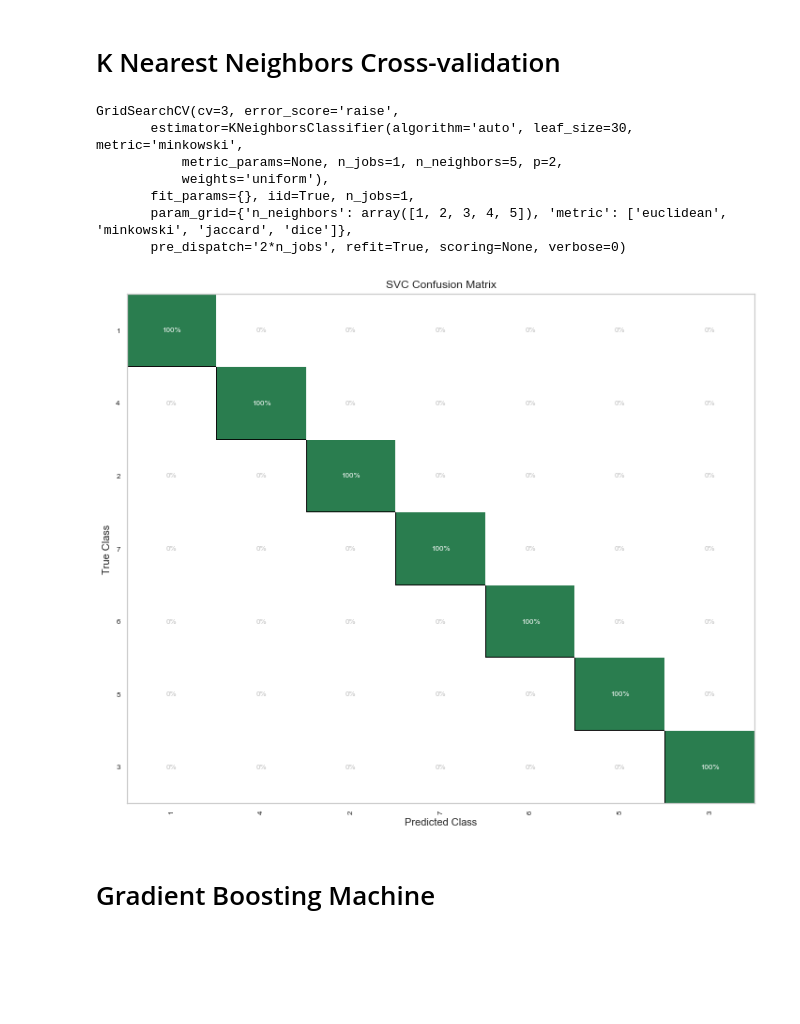
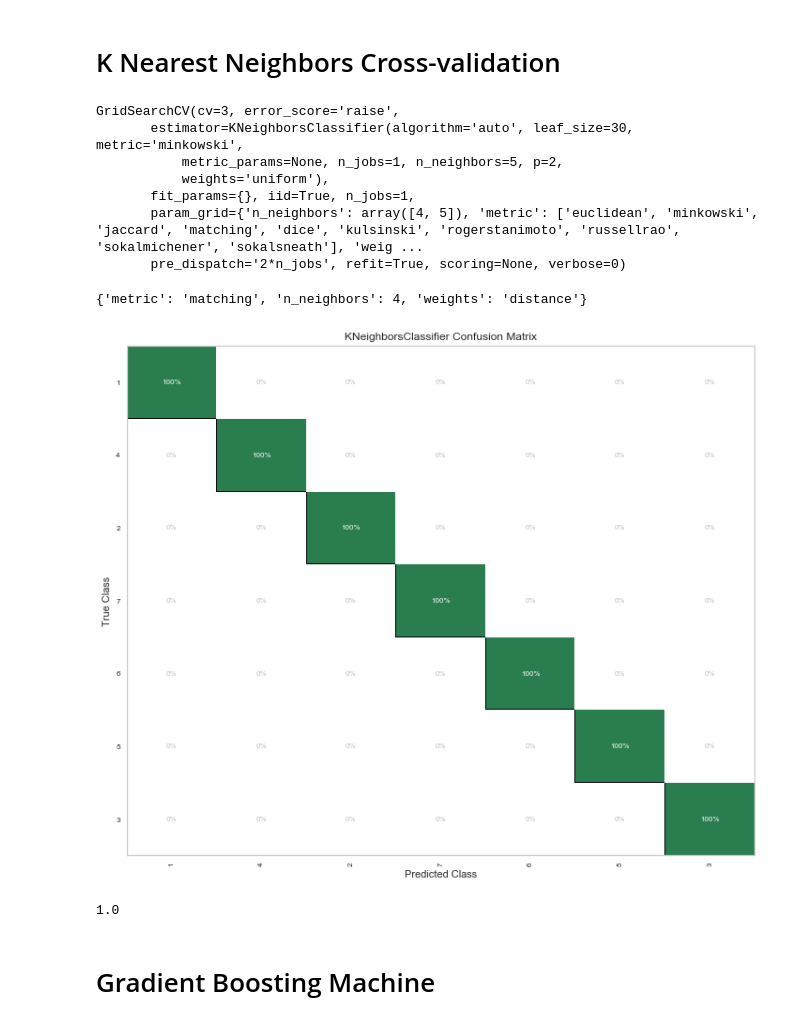
Before and after one commit to salml/animal-classification, a Jupyter notebook: notebooks/Modeling.ipynb, the cells around one changed output. Drawn from its saved outputs; the diff is of its cells as text; code cells hidden in the pictures; blank space fills up the shorter version.

```diff
--- a/notebooks/Modeling.ipynb
+++ b/notebooks/Modeling.ipynb
@@ -189,7 +246,7 @@ Now that we know the dataset is linearly separable, let's cross-validate the mod
 from sklearn.grid_search import GridSearchCV
 from sklearn.model_selection import train_test_split
 
-X_train, X_test, y_train, y_test = train_test_split(X, y, stratify=y, random_state=42)
+X_train, X_test, y_train, y_test = train_test_split(X.drop('animal_name', 1), y, stratify=y)
 
 Cs = [.001, .01, .1, 1, 10]
 gammas = [.001, .01, .1, 1]
@@ -197,7 +254,7 @@ kernels = ['linear', 'rbf', 'poly', 'sigmoid']
 
 param_grid = {'C':Cs, 'gamma':gammas, 'kernel':kernels}
 
-n_folds = 3 # Number of folds must be less than number of obs in smallest class
+n_folds = n_classes # Number of folds must be less than number of obs in smallest class
 grid_search = GridSearchCV(SVC(), param_grid, cv=n_folds)
 grid_search.fit(X_train, y_train)
 # %% [output]
@@ -222,0 +407,8 @@ Alrighty then! It looks like my work here is done...we predicted test set perfec
+# %%
+alphas = [.00001, .0001, .001, .01, .1, 1, 10]
+fit_priors = [True, False]
+param_grid = {'alpha': alphas, 'fit_prior': fit_priors}
+
+n_folds = 3
+grid_search = GridSearchCV(BernoulliNB(), param_grid, cv=n_folds)
+grid_search.fit(X_train, y_train)
@@ -222,0 +425,7 @@ Alrighty then! It looks like my work here is done...we predicted test set perfec
+# %%
+bnb = BernoulliNB(**grid_search.best_params_)
+
+plt.figure(figsize=(12, 10))
+cm = ConfusionMatrix(bnb, classes=animals.class_type.unique())
+cm.fit(X_train, y_train).score(X_test, y_test)
+fig = cm.poof()
@@ -236,11 +447,15 @@ fig = cm.poof()
 # %% [markdown]
 # K Nearest Neighbors Cross-validation
 # %%
-n_neighbors = np.arange(1, 6)
-metrics = ['euclidean', 'minkowski', 'jaccard', 'dice']
-param_grid = {'n_neighbors': n_neighbors, 'metric':metrics}
+from sklearn.grid_search import GridSearchCV
 
-grid_search = GridSearchCV(KNeighborsClassifier(), param_grid, cv=n_folds)
+n_neighbors = np.arange(4, 6)
+metrics = ['euclidean', 'minkowski', 'jaccard', 'matching', 'dice', 'kulsinski', 'rogerstanimoto', 'russellrao', 'sokalmichener', 'sokalsneath']
+weights = ['uniform', 'distance']
+param_grid = {'n_neighbors': n_neighbors, 'metric':metrics, 'weights':weights}
+
+
+grid_search = GridSearchCV(KNeighborsClassifier(), param_grid, cv=3)
 grid_search.fit(X_train, y_train)
 # %% [output]
 GridSearchCV(cv=3, error_score='raise',
@@ -248,17 +463,25 @@ GridSearchCV(cv=3, error_score='raise',
            metric_params=None, n_jobs=1, n_neighbors=5, p=2,
            weights='uniform'),
        fit_params={}, iid=True, n_jobs=1,
-       param_grid={'n_neighbors': array([1, 2, 3, 4, 5]), 'metric': ['euclidean', 'minkowski', 'jaccard', 'dice']},
+       param_grid={'n_neighbors': array([4, 5]), 'metric': ['euclidean', 'minkowski', 'jaccard', 'matching', 'dice', 'kulsinski', 'rogerstanimoto', 'russellrao', 'sokalmichener', 'sokalsneath'], 'weig ...
        pre_dispatch='2*n_jobs', refit=True, scoring=None, verbose=0)
+# %%
+grid_search.best_params_
+# %% [output]
+{'metric': 'matching', 'n_neighbors': 4, 'weights': 'distance'}
 # %%
 knc = KNeighborsClassifier(**grid_search.best_params_)
 
 plt.figure(figsize=(12, 10))
-cm = ConfusionMatrix(svc, classes=animals.class_type.unique())
+cm = ConfusionMatrix(knc, classes=animals.class_type.unique())
 cm.fit(X_train, y_train).score(X_test, y_test)
 fig = cm.poof()
 # %% [output]
-[figure, old version]
+[figure, new version]
+# %%
+knc.score(X_test, y_test)
+# %% [output]
+1.0
 # %% [markdown]
 # Gradient Boosting Machine
 # %%
```
Also changed, not shown: parts of 100 cells of this notebook, 12 other files.
